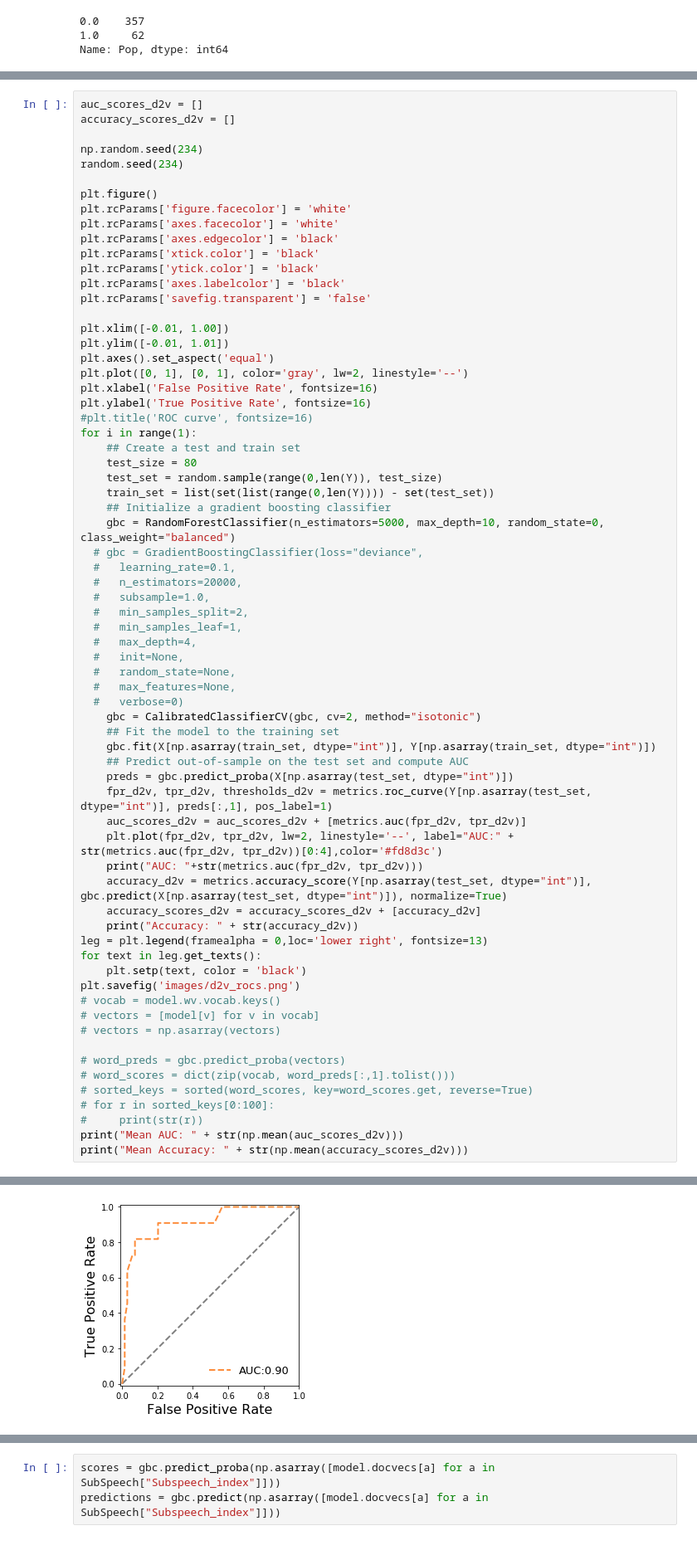
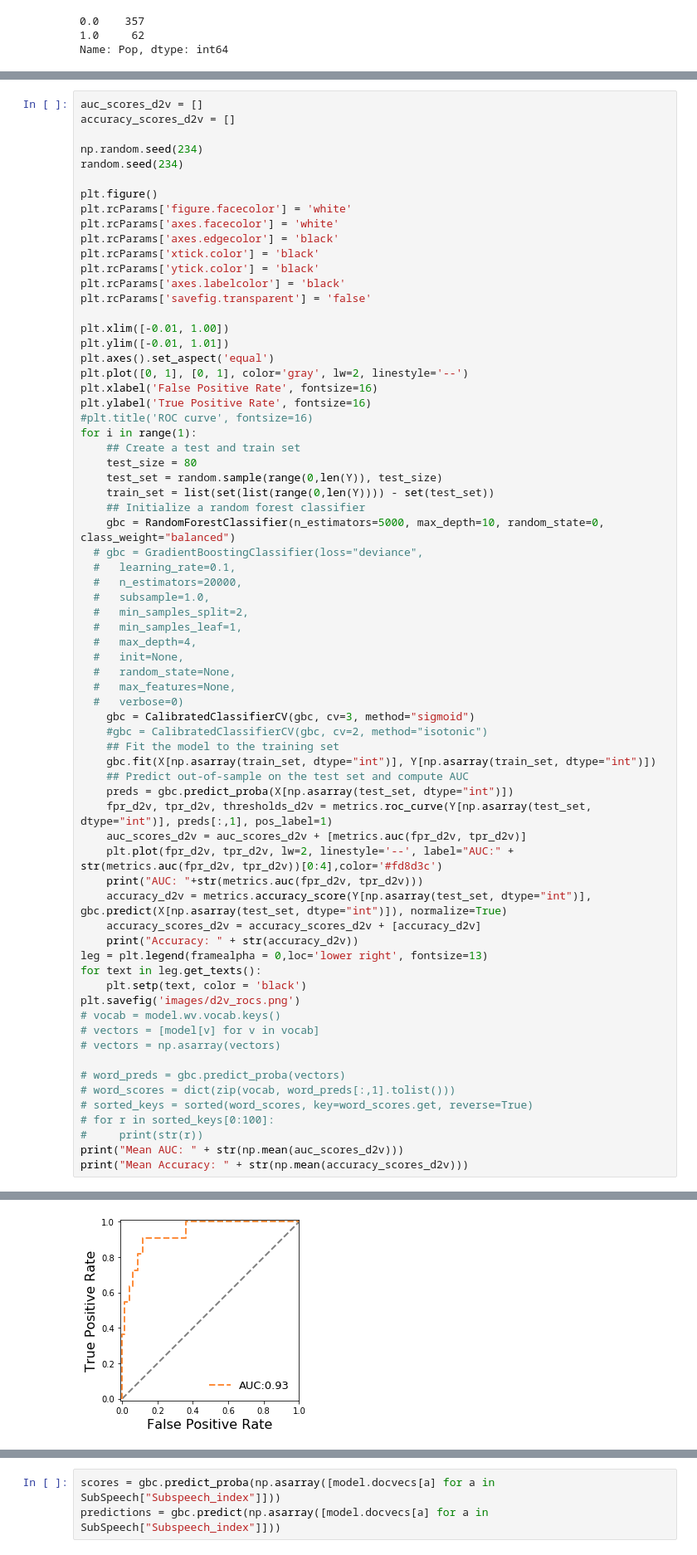
Before and after one commit to YaoyaoDai/PopulistCampaignMeasurement, a Jupyter notebook: PopClassification.ipynb, the cells around one changed output, grey strips where cells are left out. Shown at 83% size. Saved outputs shown, nothing was run; the diff lists cells and outputs as text.

Commit message:
update classifier

```diff
--- a/PopClassification.ipynb
+++ b/PopClassification.ipynb
@@ -203,7 +219,7 @@ for i in range(1):
     test_size = 80
     test_set = random.sample(range(0,len(Y)), test_size)
     train_set = list(set(list(range(0,len(Y)))) - set(test_set))
-    ## Initialize a gradient boosting classifier
+    ## Initialize a random forest classifier
     gbc = RandomForestClassifier(n_estimators=5000, max_depth=10, random_state=0, class_weight="balanced")
   # gbc = GradientBoostingClassifier(loss="deviance",
   #   learning_rate=0.1,
@@ -216,7 +232,8 @@ for i in range(1):
   #   random_state=None,
   #   max_features=None,
   #   verbose=0)
-    gbc = CalibratedClassifierCV(gbc, cv=2, method="isotonic")
+    gbc = CalibratedClassifierCV(gbc, cv=3, method="sigmoid")
+    #gbc = CalibratedClassifierCV(gbc, cv=2, method="isotonic")
     ## Fit the model to the training set
     gbc.fit(X[np.asarray(train_set, dtype="int")], Y[np.asarray(train_set, dtype="int")])
     ## Predict out-of-sample on the test set and compute AUC
@@ -251,4 +268,4 @@ Mean Accuracy: 0.875
-[figure, old version]
+[figure, new version]
 # %%
 predicted = gbc.predict(X[np.asarray(test_set, dtype="int")])
 confusion = confusion_matrix(Y[np.asarray(test_set, dtype="int")], predicted)
```
Also changed, not shown: parts of 23 cells of this notebook, 5 other files.
